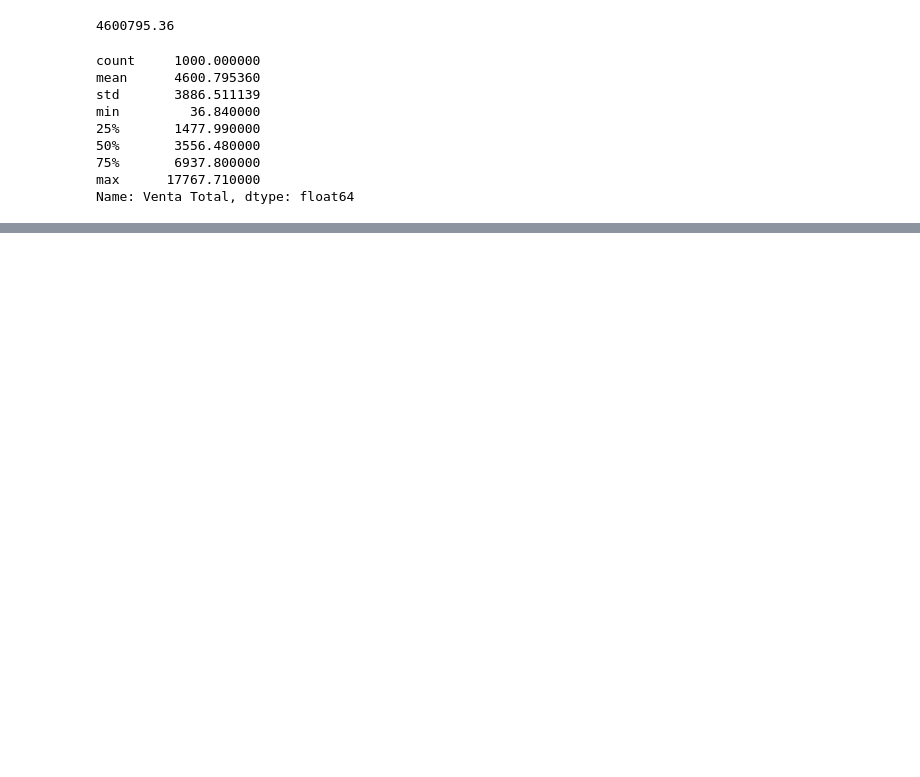
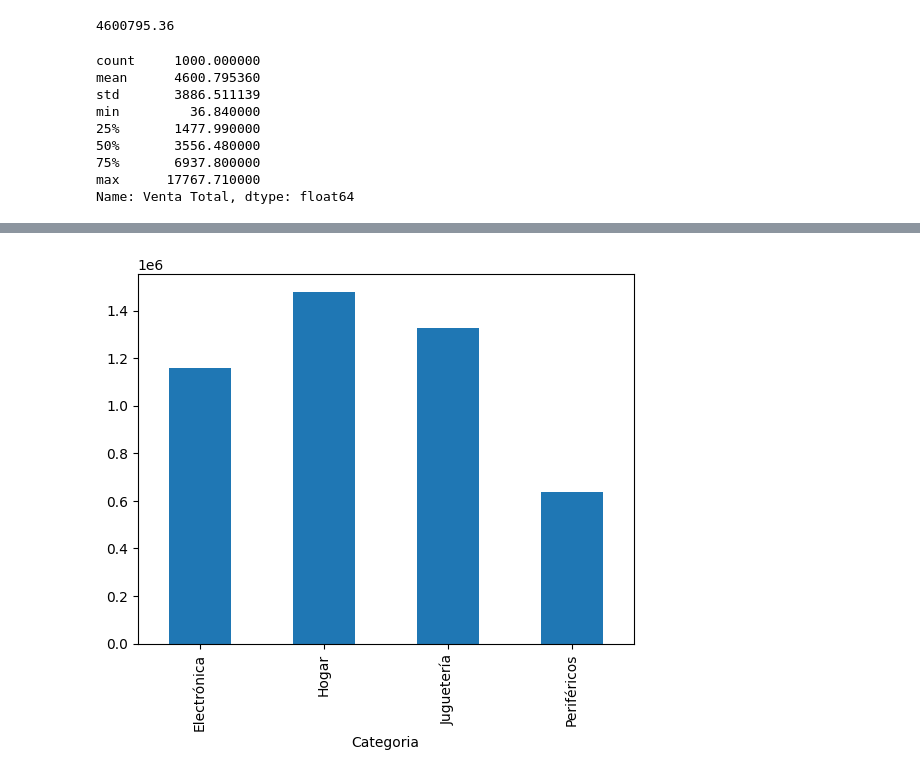
Before and after one commit to oguerra3001/Grupo-3-DAJ10-TRABAJO-FINAL, a Jupyter notebook: Exploracion/Análisis exploratorio.ipynb, the cells around one changed output, grey strips where cells are left out. Saved outputs shown, nothing was run; the diff lists cells and outputs as text; code cells hidden in the pictures; blank space fills up the shorter version.

```diff
--- a/Exploracion/Análisis exploratorio.ipynb
+++ b/Exploracion/Análisis exploratorio.ipynb
@@ -36,0 +72,4 @@ Name: Venta Total, dtype: float64
+# %%
+barVxR = VentasxCat.plot(kind='bar')
+# %% [output]
+[figure, added]
```
Also changed, not shown: parts of 11 cells of this notebook.
